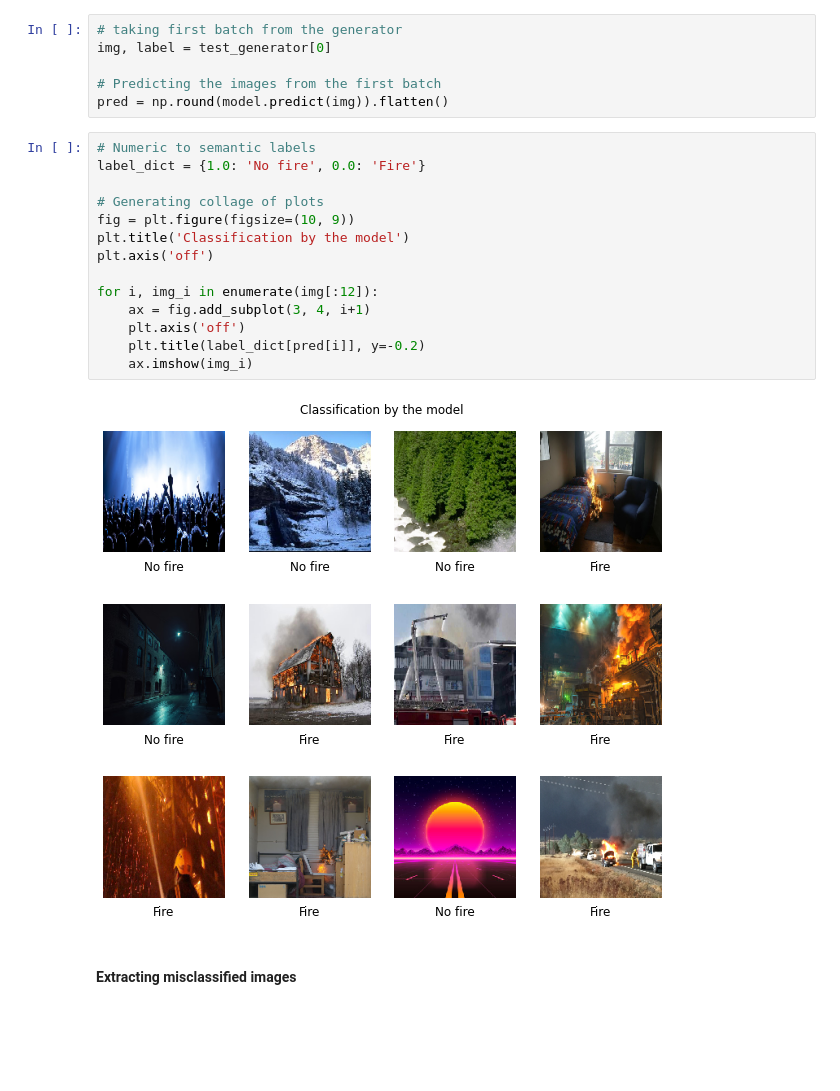
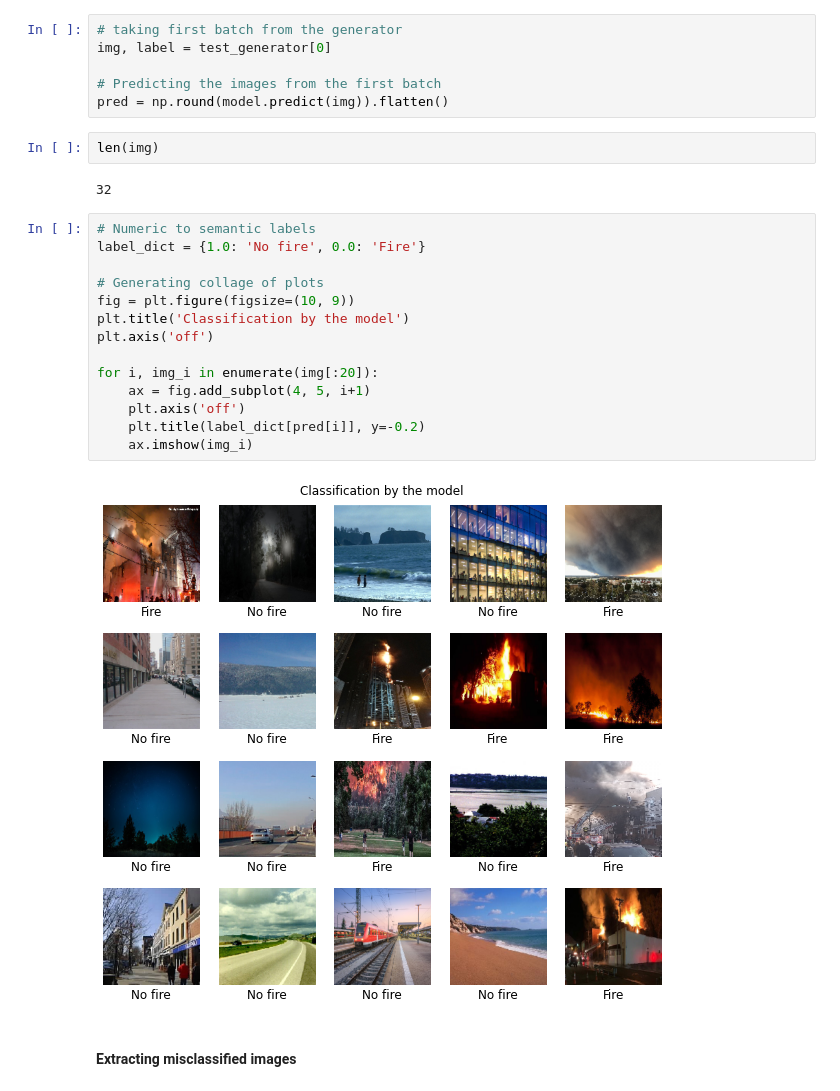
Before and after one commit to roshankoirala/Fire_Detection_Model, a Jupyter notebook: Model_building-VGG16.ipynb, the cells around one changed output. Saved outputs shown, nothing was run; the diff lists cells and outputs as text; blank space fills up the shorter version.

```diff
--- a/Model_building-VGG16.ipynb
+++ b/Model_building-VGG16.ipynb
@@ -285,22 +285,26 @@ img, label = test_generator[0]
 
 # Predicting the images from the first batch
 pred = np.round(model.predict(img)).flatten()
+# %%
+len(img)
+# %% [output]
+32
 # %%
 # Numeric to semantic labels
 label_dict = {1.0: 'No fire', 0.0: 'Fire'}
 
 # Generating collage of plots
 fig = plt.figure(figsize=(10, 9))
 plt.title('Classification by the model')
 plt.axis('off')
 
-for i, img_i in enumerate(img[:12]):
-    ax = fig.add_subplot(3, 4, i+1)
+for i, img_i in enumerate(img[:20]):
+    ax = fig.add_subplot(4, 5, i+1)
     plt.axis('off')
     plt.title(label_dict[pred[i]], y=-0.2)
     ax.imshow(img_i)
 # %% [output]
-[figure, old version]
+[figure, new version]
 # %% [markdown]
 #### Extracting misclassified images
 # %%
```
Also changed, not shown: parts of 6 cells of this notebook.
